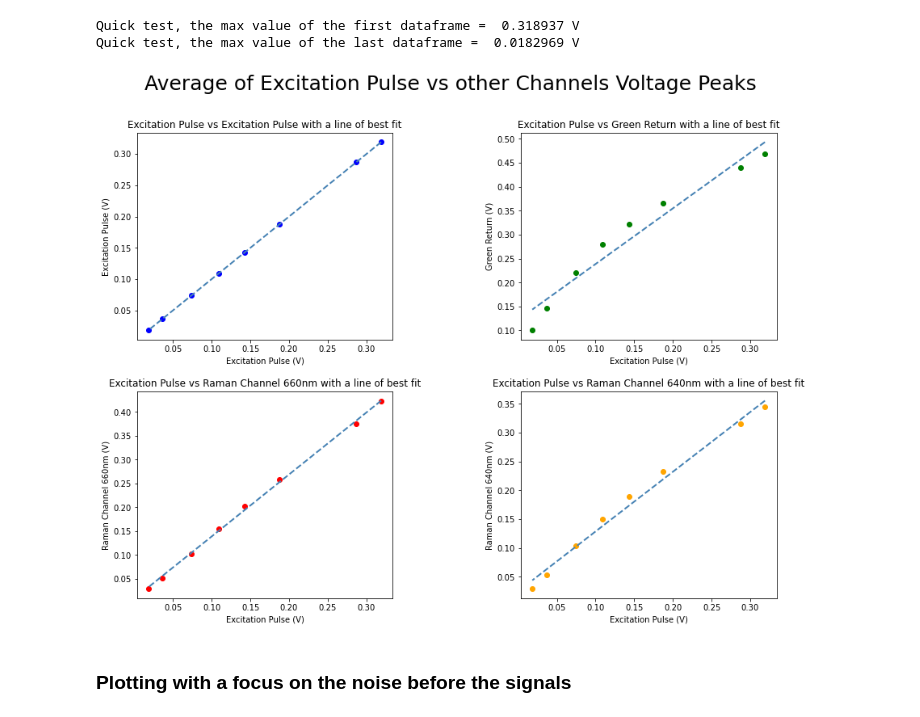
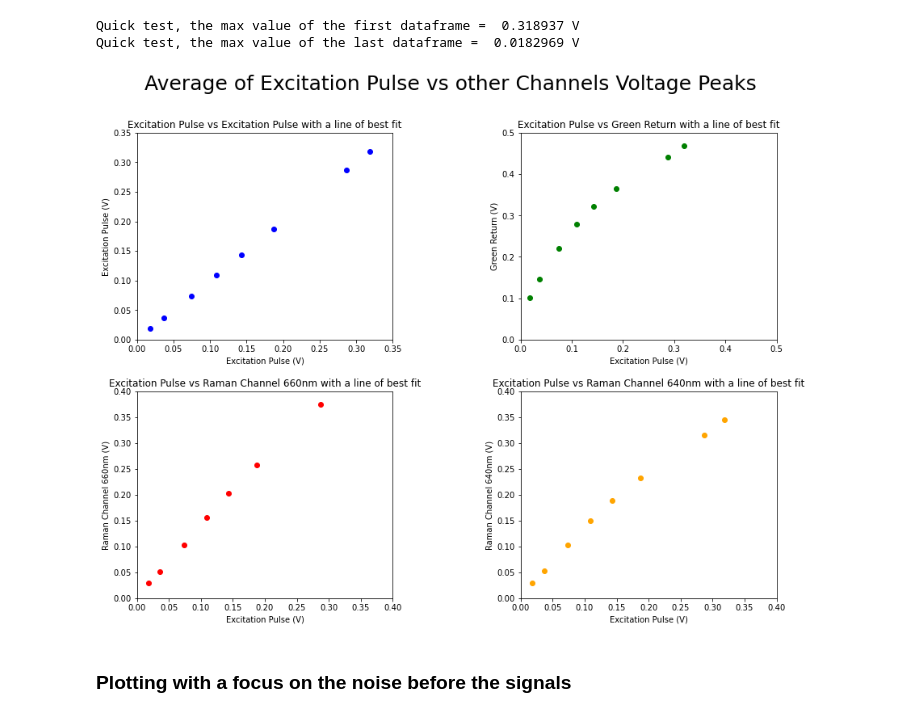
Before and after one commit to Herman1429/Water-Project, a Jupyter notebook: Peak Correlation & basic noise analysis.ipynb, the cells around one changed output. Drawn from its saved outputs; the diff is of its cells as text; code cells hidden in the pictures.

```diff
--- a/Peak Correlation & basic noise analysis.ipynb
+++ b/Peak Correlation & basic noise analysis.ipynb
@@ -79,36 +79,36 @@ for i in range(0,8,1):
 # %%
 #Channel 1 vs other Channels Voltage Peaks
 fig, ([ax1,ax2],[ax3,ax4]) = plt.subplots(nrows=2,ncols=2,figsize=(10,10))
 
 ax1.scatter(localMaxVoltage_ExcitationPulse,localMaxVoltage_ExcitationPulse, c='blue')
 a0, b0 = np.polyfit(localMaxVoltage_ExcitationPulse, localMaxVoltage_ExcitationPulse, 1)
-ax1.plot(localMaxVoltage_ExcitationPulse, a0*np.array(localMaxVoltage_ExcitationPulse) + b0, color='steelblue', linestyle='--', linewidth=2)
+#ax1.plot(localMaxVoltage_ExcitationPulse, a0*np.array(localMaxVoltage_ExcitationPulse) + b0, color='steelblue', linestyle='--', linewidth=2)
 ax1.set_title('Excitation Pulse vs Excitation Pulse with a line of best fit')
-ax1.set(xlabel = 'Excitation Pulse (V)', ylabel = 'Excitation Pulse (V)')
+ax1.set(xlabel = 'Excitation Pulse (V)', ylabel = 'Excitation Pulse (V)',xlim = (0,0.35), ylim = (0,0.35))
 
 ax2.scatter(localMaxVoltage_ExcitationPulse,localMaxVoltage_greenReturn, c='green')
 a1, b1 = np.polyfit(localMaxVoltage_ExcitationPulse, localMaxVoltage_greenReturn, 1)
-ax2.plot(localMaxVoltage_ExcitationPulse, a1*np.array(localMaxVoltage_ExcitationPulse) + b1, color='steelblue', linestyle='--', linewidth=2)
+#ax2.plot(localMaxVoltage_ExcitationPulse, a1*np.array(localMaxVoltage_ExcitationPulse) + b1, color='steelblue', linestyle='--', linewidth=2)
 ax2.set_title('Excitation Pulse vs Green Return with a line of best fit')
-ax2.set(xlabel = 'Excitation Pulse (V)', ylabel = 'Green Return (V)')
+ax2.set(xlabel = 'Excitation Pulse (V)', ylabel = 'Green Return (V)', xlim = (0,0.5), ylim = (0, 0.5))
 
 ax3.scatter(localMaxVoltage_ExcitationPulse,localMaxVoltage_ramanChannel660nm, c='red')
 a2, b2 = np.polyfit(localMaxVoltage_ExcitationPulse, localMaxVoltage_ramanChannel660nm, 1)
-ax3.plot(localMaxVoltage_ExcitationPulse, a2*np.array(localMaxVoltage_ExcitationPulse) + b2, color='steelblue', linestyle='--', linewidth=2)
+#ax3.plot(localMaxVoltage_ExcitationPulse, a2*np.array(localMaxVoltage_ExcitationPulse) + b2, color='steelblue', linestyle='--', linewidth=2)
 ax3.set_title('Excitation Pulse vs Raman Channel 660nm with a line of best fit')
-ax3.set(xlabel = 'Excitation Pulse (V)', ylabel = 'Raman Channel 660nm (V)')
+ax3.set(xlabel = 'Excitation Pulse (V)', ylabel = 'Raman Channel 660nm (V)',xlim = (0,0.4), ylim = (0,0.4))
 
 ax4.scatter(localMaxVoltage_ExcitationPulse,localMaxVoltage_ramanChannel640nm, c='orange')
 a3, b3 = np.polyfit(localMaxVoltage_ExcitationPulse, localMaxVoltage_ramanChannel640nm, 1)
-ax4.plot(localMaxVoltage_ExcitationPulse, a3*np.array(localMaxVoltage_ExcitationPulse) + b3, color='steelblue', linestyle='--', linewidth=2)
+#ax4.plot(localMaxVoltage_ExcitationPulse, a3*np.array(localMaxVoltage_ExcitationPulse) + b3, color='steelblue', linestyle='--', linewidth=2)
 ax4.set_title('Excitation Pulse vs Raman Channel 640nm with a line of best fit')
-ax4.set(xlabel = 'Excitation Pulse (V)', ylabel = 'Raman Channel 640nm (V)')
+ax4.set(xlabel = 'Excitation Pulse (V)', ylabel = 'Raman Channel 640nm (V)', xlim = (0,0.4), ylim = (0,0.4))
 
 fig.suptitle('Average of Excitation Pulse vs other Channels Voltage Peaks', fontsize=25, x=0.64, y=1)
 plt.subplots_adjust(left=0.1, bottom=0.1, right=1.2, top=0.9, wspace=0.5, hspace=0.25)
 plt.show()
 # %% [output]
-[figure, old version]
+[figure, new version]
 # %% [markdown]
 ### Plotting with a focus on the noise before the signals
 # %%
```
Also changed, not shown: parts of 8 cells of this notebook, 52 other files.
